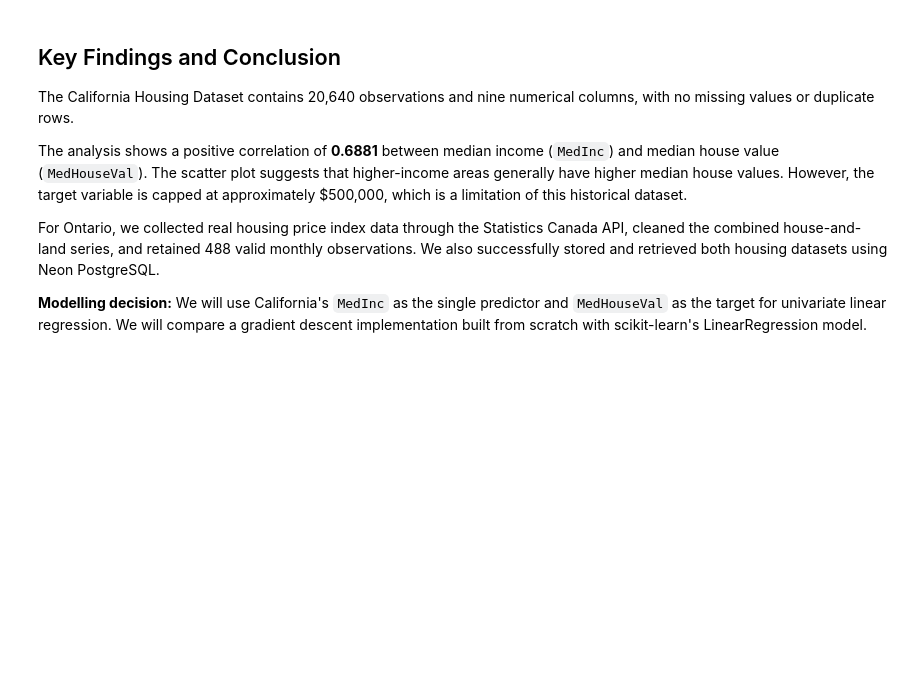
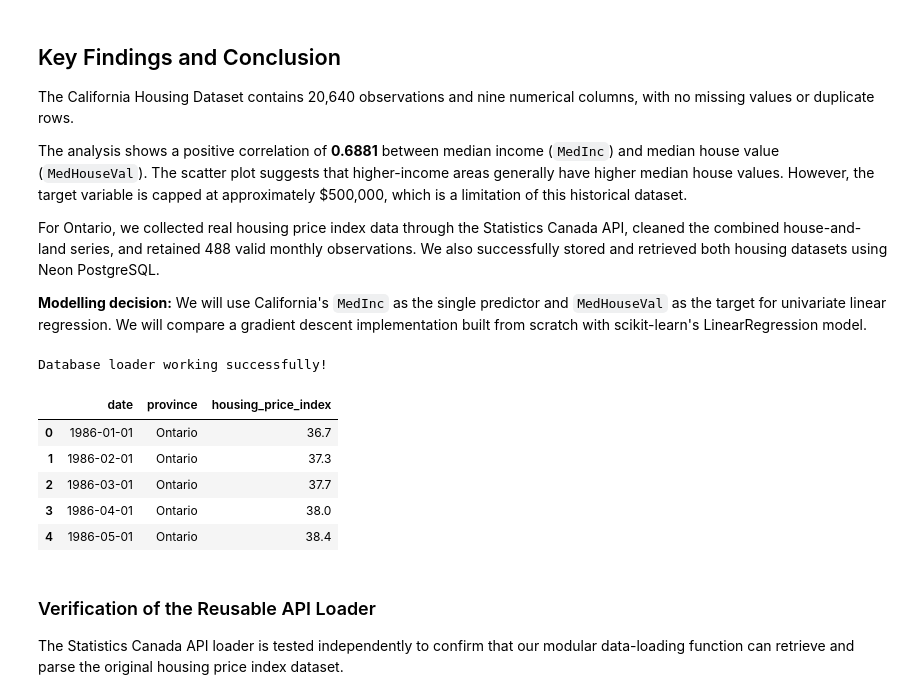
Before and after one commit to UbaidUllah777/LinearRegressionArchitecture_Workshop, a Jupyter notebook: notebooks/EDA.ipynb, the cells around one changed output. Cells and saved outputs as stored; diff of their text form; code cells hidden in the pictures; blank space fills up the shorter version.

```diff
--- a/notebooks/EDA.ipynb
+++ b/notebooks/EDA.ipynb
@@ -1039,3 +1039,45 @@ The analysis shows a positive correlation of **0.6881** between median income (`
 For Ontario, we collected real housing price index data through the Statistics Canada API, cleaned the combined house-and-land series, and retained 488 valid monthly observations. We also successfully stored and retrieved both housing datasets using Neon PostgreSQL.
 
 **Modelling decision:** We will use California's `MedInc` as the single predictor and `MedHouseVal` as the target for univariate linear regression. We will compare a gradient descent implementation built from scratch with scikit-learn's LinearRegression model.
+# %%
+
+import sys
+from pathlib import Path
+
+# Make the project root importable from the notebook
+project_root = str(Path.cwd().resolve().parent)
+
+if project_root not in sys.path:
+    sys.path.insert(0, project_root)
+
+# Import our reusable database loader
+from src.data_loader import load_postgres
+
+# Retrieve Ontario records from Neon PostgreSQL
+ontario_test = load_postgres(
+    """
+    SELECT date, province, housing_price_index
+    FROM ontario_housing
+    ORDER BY date
+    LIMIT 5;
+    """
+)
+
+print("Database loader working successfully!")
+
+display(ontario_test)
+# %% [output]
+Database loader working successfully!
+|  | date | province | housing_price_index |
+| 0 | 1986-01-01 | Ontario | 36.7 |
+| 1 | 1986-02-01 | Ontario | 37.3 |
+| 2 | 1986-03-01 | Ontario | 37.7 |
+| 3 | 1986-04-01 | Ontario | 38.0 |
+| 4 | 1986-05-01 | Ontario | 38.4 |
+# %% [markdown]
+
+### Verification of the Reusable API Loader
+
+The Statistics Canada API loader is tested independently to confirm that
+our modular data-loading function can retrieve and parse the original
+housing price index dataset.
```
Also changed, not shown: parts of 1 cell of this notebook, 8 other files.
